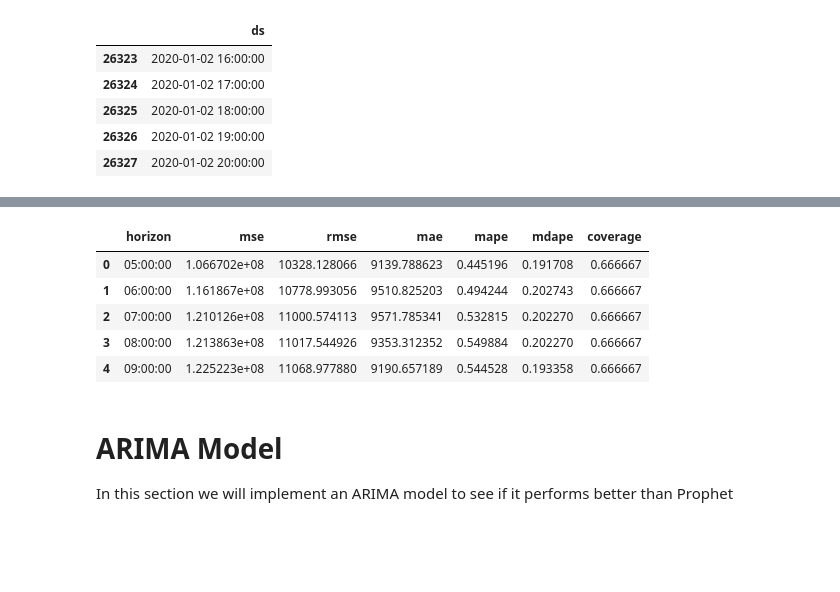
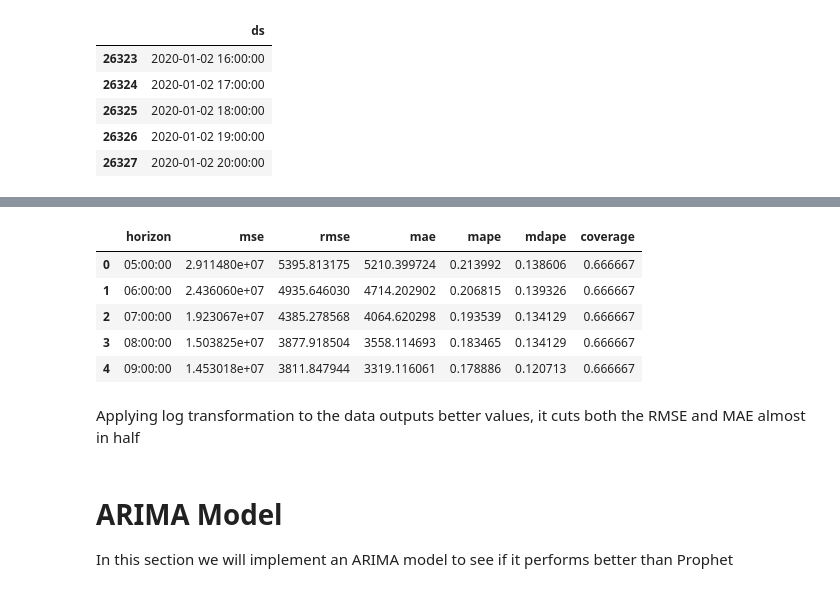
Before and after one commit to hectorLop/CO2_emissions_forecast, a Jupyter notebook: CO2_feature_engineering_and_visualization.ipynb, the cells around one changed output, grey strips where cells are left out. Saved outputs shown, nothing was run; the diff lists cells and outputs as text; code cells hidden in the pictures; blank space fills up the shorter version.

```diff
--- a/CO2_feature_engineering_and_visualization.ipynb
+++ b/CO2_feature_engineering_and_visualization.ipynb
@@ -312,0 +433,5 @@ prophet.fit(prophet_dataset)
+# %%
+# Apply log transformation to have a normal distribution
+prophet_dataset_transform['y'] = numpy.log(prophet_dataset_transform['y'])
+
+prophet_dataset_transform.hist()
@@ -312,0 +442,3 @@ prophet.fit(prophet_dataset)
+# %%
+# Fit the model
+prophet.fit(prophet_dataset_transform)
@@ -338,6 +514,6 @@ prophet.plot(forecast, uncertainty=True)
 # %%
-df_cv = cross_validation(prophet, initial='730 days', period='180 days', horizon = '48 hours')
-df_cv.head()
+df_cv_transf = cross_validation(prophet, initial='730 days', period='180 days', horizon = '48 hours')
+df_cv_transf.head()
 # %% [output]
 INFO:fbprophet:Making 3 forecasts with cutoffs between 2019-01-03 20:00:00 and 2019-12-29 20:00:00
 |  | ds | yhat | yhat_lower | yhat_upper | y | cutoff |
@@ -348,0 +525,2 @@ INFO:fbprophet:Making 3 forecasts with cutoffs between 2019-01-03 20:00:00 and 2
+# %%
+df_cv_transf[['yhat', 'yhat_lower', 'yhat_upper', 'y']] = numpy.exp(df_cv_transf[['yhat', 'yhat_lower', 'yhat_upper', 'y']])
@@ -349,14 +547,16 @@ INFO:fbprophet:Making 3 forecasts with cutoffs between 2019-01-03 20:00:00 and 2
 # %%
 from fbprophet.diagnostics import performance_metrics
-df_p = performance_metrics(df_cv)
-df_p.head()
+df_p_transform = performance_metrics(df_cv_transf)
+df_p_transform.head()
 # %% [output]
 |  | horizon | mse | rmse | mae | mape | mdape | coverage |
-| 0 | 05:00:00 | 1.066702e+08 | 10328.128066 | 9139.788623 | 0.445196 | 0.191708 | 0.666667 |
-| 1 | 06:00:00 | 1.161867e+08 | 10778.993056 | 9510.825203 | 0.494244 | 0.202743 | 0.666667 |
-| 2 | 07:00:00 | 1.210126e+08 | 11000.574113 | 9571.785341 | 0.532815 | 0.202270 | 0.666667 |
-| 3 | 08:00:00 | 1.213863e+08 | 11017.544926 | 9353.312352 | 0.549884 | 0.202270 | 0.666667 |
-| 4 | 09:00:00 | 1.225223e+08 | 11068.977880 | 9190.657189 | 0.544528 | 0.193358 | 0.666667 |
+| 0 | 05:00:00 | 2.911480e+07 | 5395.813175 | 5210.399724 | 0.213992 | 0.138606 | 0.666667 |
+| 1 | 06:00:00 | 2.436060e+07 | 4935.646030 | 4714.202902 | 0.206815 | 0.139326 | 0.666667 |
+| 2 | 07:00:00 | 1.923067e+07 | 4385.278568 | 4064.620298 | 0.193539 | 0.134129 | 0.666667 |
+| 3 | 08:00:00 | 1.503825e+07 | 3877.918504 | 3558.114693 | 0.183465 | 0.134129 | 0.666667 |
+| 4 | 09:00:00 | 1.453018e+07 | 3811.847944 | 3319.116061 | 0.178886 | 0.120713 | 0.666667 |
+# %% [markdown]
+Applying log transformation to the data outputs better values, it cuts both the RMSE and MAE almost in half
 # %% [markdown]
 # ARIMA Model
 In this section we will implement an ARIMA model to see if it performs better than Prophet
```
Also changed, not shown: parts of 51 cells of this notebook.
